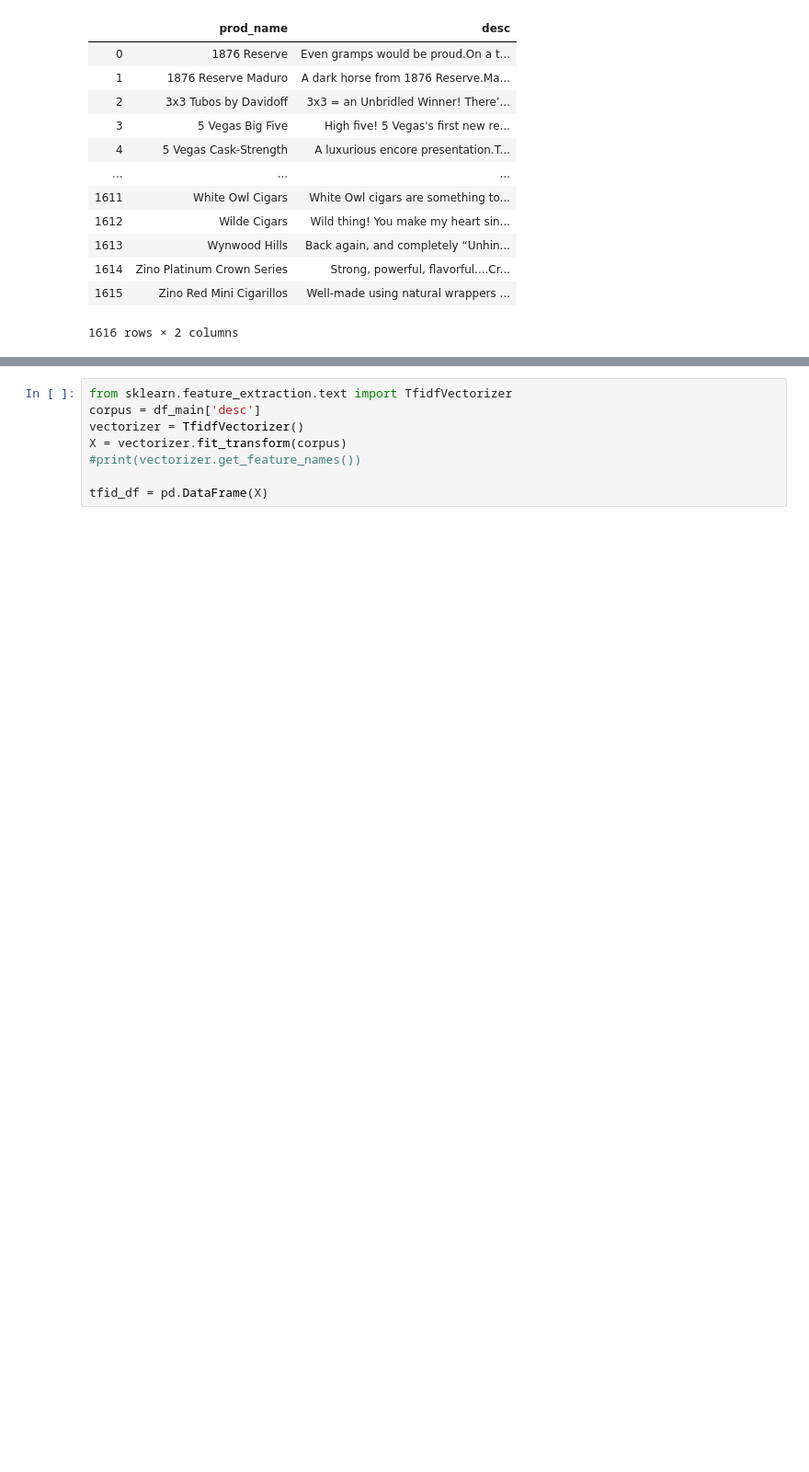
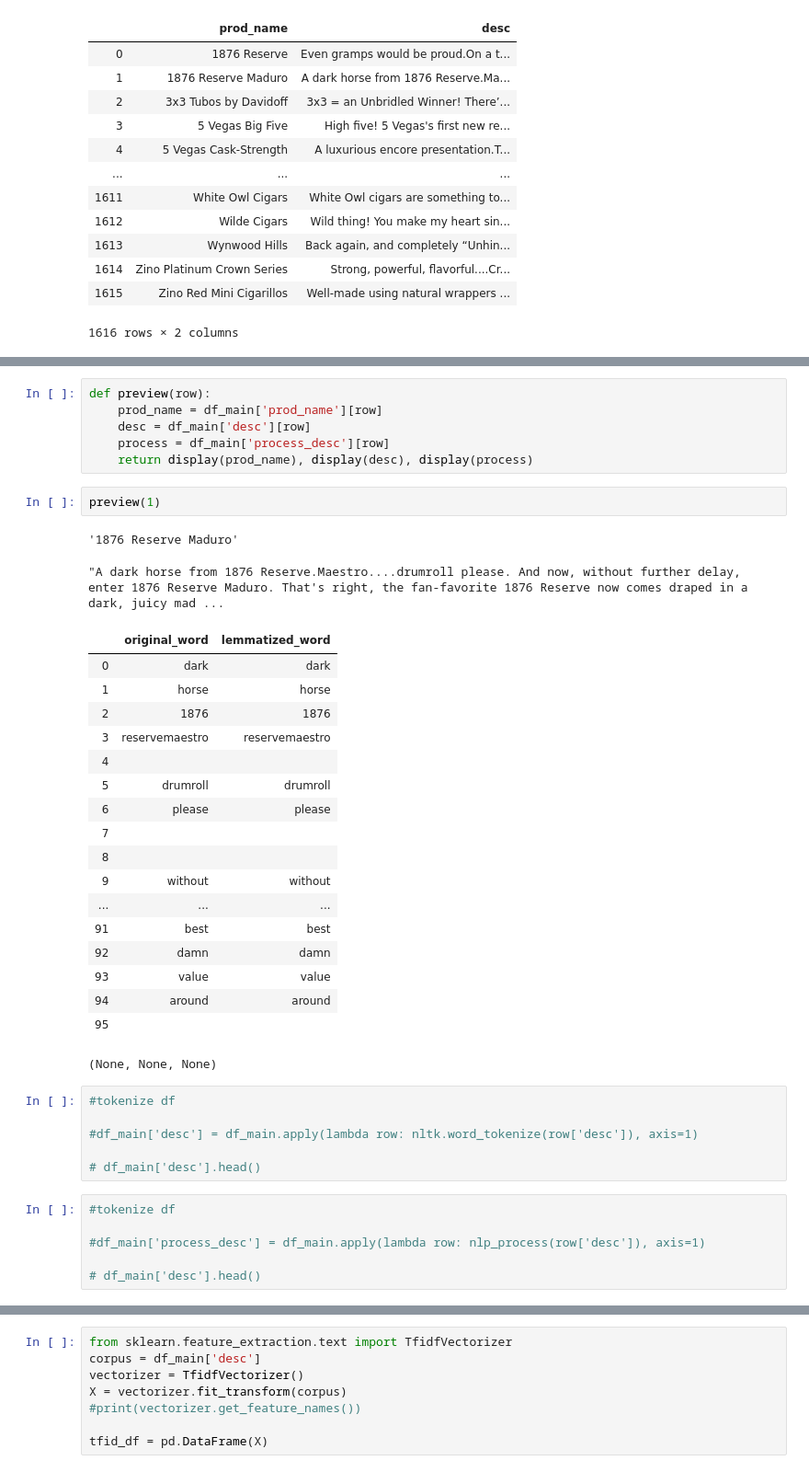
Before and after one commit to SteveRNewman/cigar_recommender, a Jupyter notebook: Working Capstone.ipynb, the cells around one changed output, grey strips where cells are left out. Shown at 92% size. Cells and saved outputs as stored; diff of their text form; blank space fills up the shorter version.

```diff
--- a/Working Capstone.ipynb
+++ b/Working Capstone.ipynb
@@ -160,0 +277,41 @@ df_main[["prod_name","desc"]]
+# %%
+def preview(row):
+    prod_name = df_main['prod_name'][row]
+    desc = df_main['desc'][row]
+    process = df_main['process_desc'][row]
+    return display(prod_name), display(desc), display(process)
+# %%
+preview(1)
+# %% [output]
+'1876 Reserve Maduro'
+"A dark horse from 1876 Reserve.Maestro....drumroll please. And now, without further delay, enter 1876 Reserve Maduro. That's right, the fan-favorite 1876 Reserve now comes draped in a dark, juicy mad ...
+|  | original_word | lemmatized_word |
+| 0 | dark | dark |
+| 1 | horse | horse |
+| 2 | 1876 | 1876 |
+| 3 | reservemaestro | reservemaestro |
+| 4 |  |  |
+| 5 | drumroll | drumroll |
+| 6 | please | please |
+| 7 |  |  |
+| 8 |  |  |
+| 9 | without | without |
+| ... | ... | ... |
+| 91 | best | best |
+| 92 | damn | damn |
+| 93 | value | value |
+| 94 | around | around |
+| 95 |  |  |
+(None, None, None)
+# %%
+#tokenize df
+
+#df_main['desc'] = df_main.apply(lambda row: nltk.word_tokenize(row['desc']), axis=1)
+
+# df_main['desc'].head()
+# %%
+#tokenize df
+
+#df_main['process_desc'] = df_main.apply(lambda row: nlp_process(row['desc']), axis=1)
+
+# df_main['desc'].head()
```
Also changed, not shown: parts of 46 cells of this notebook.
